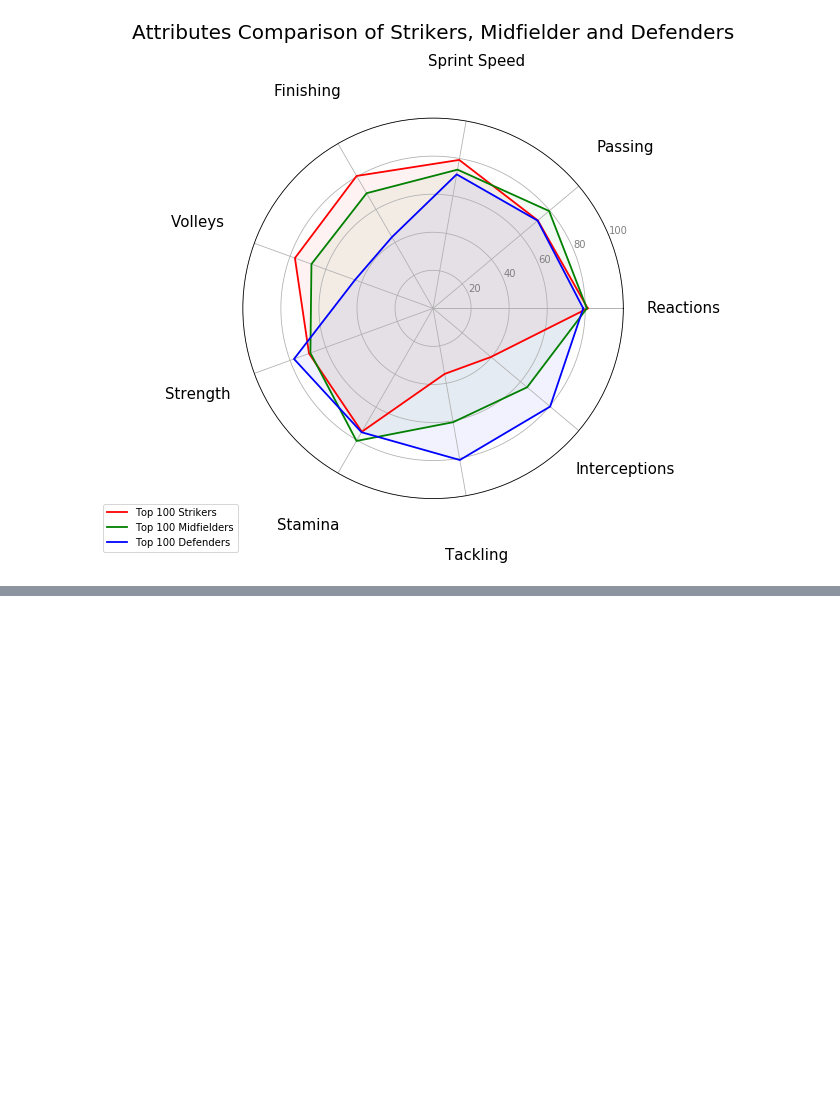
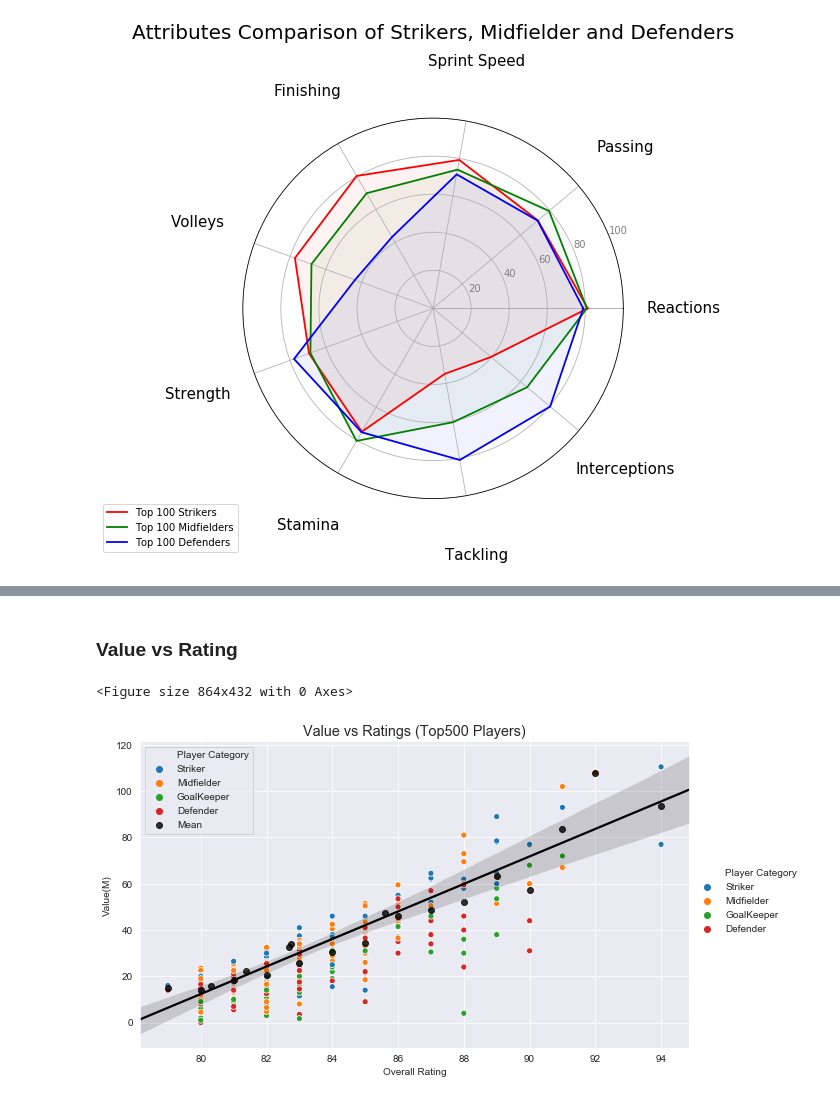
Before and after one commit to sharax/ECE_143_Group_11, a Jupyter notebook: Data Visualization.ipynb, the cells around one changed output, grey strips where cells are left out. Drawn from its saved outputs; the diff is of its cells as text; code cells hidden in the pictures; blank space fills up the shorter version.

```diff
--- a/Data Visualization.ipynb
+++ b/Data Visualization.ipynb
@@ -72,0 +79,7 @@ comprehensive_attributes_radar_plot(comparison_attr_dict, comparison_attr_list,
+# %% [markdown]
+### Value vs Rating
+# %%
+value_vs_rating(500)
+# %% [output]
+<Figure size 864x432 with 0 Axes>
+[figure, added]
```
Also changed, not shown: parts of 19 cells of this notebook.
